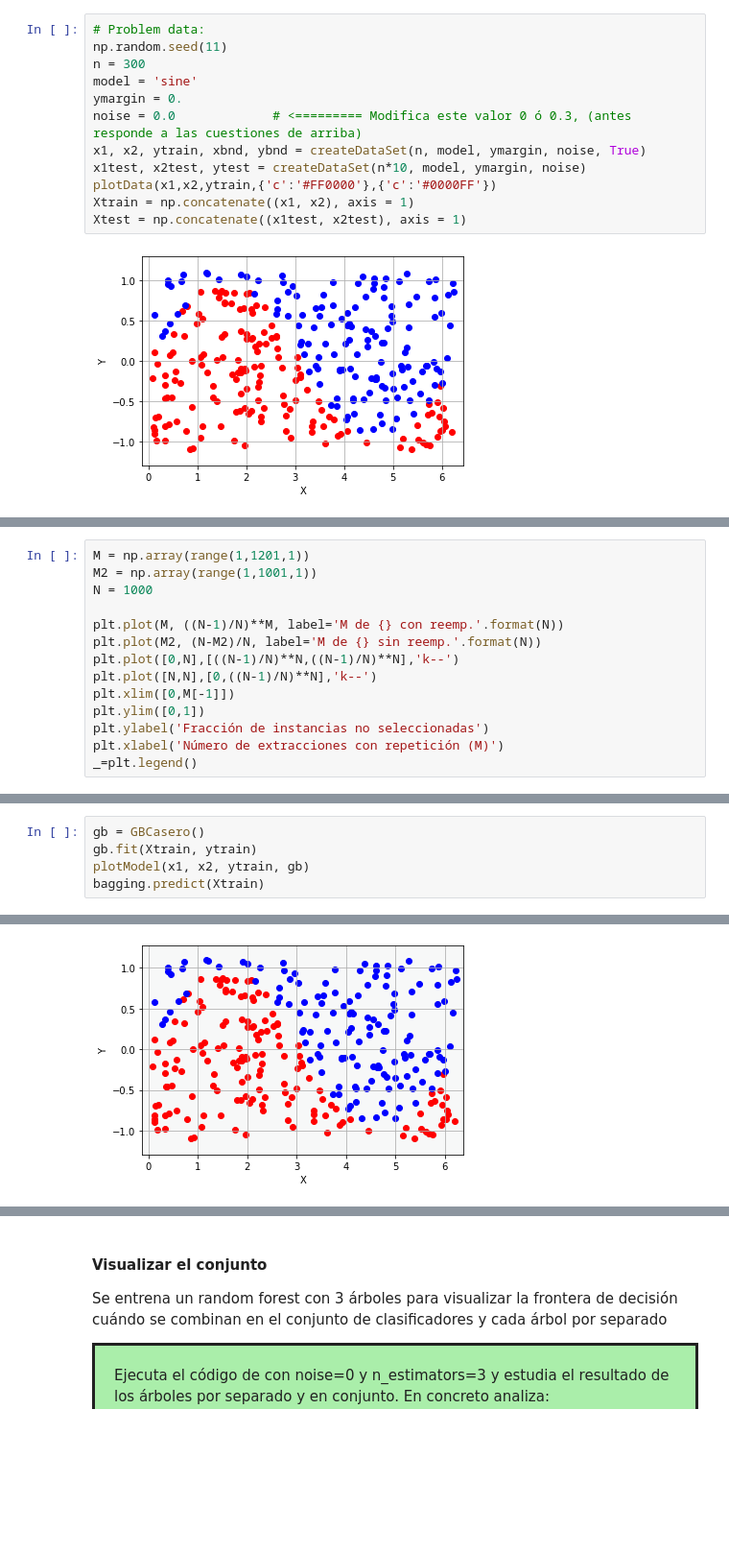
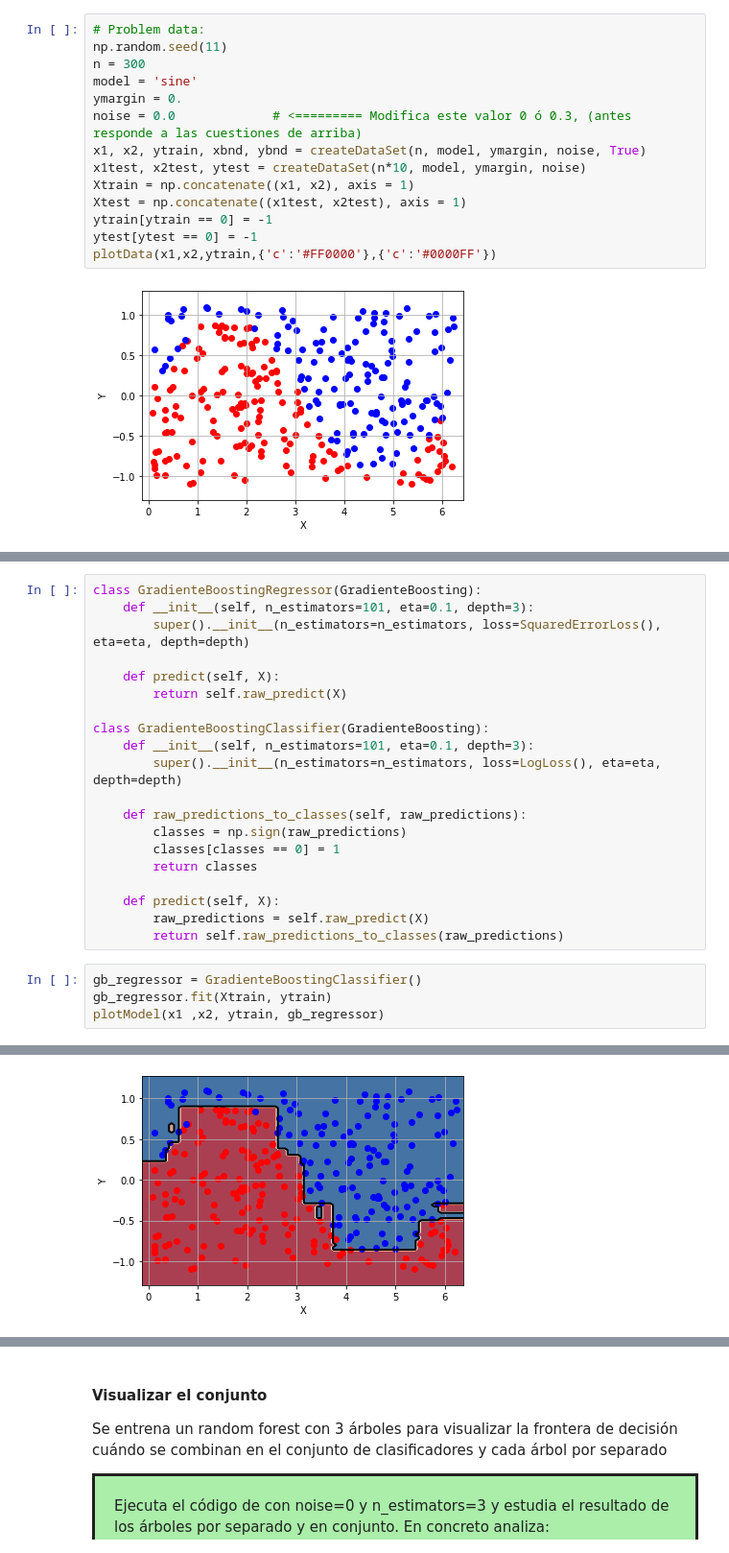
Before and after one commit to fjsaezm/mcd-maaa, a Jupyter notebook: P2/conjuntos_sin_sols.ipynb, the cells around one changed output, grey strips where cells are left out. Shown at 96% size. Saved outputs shown, nothing was run; the diff lists cells and outputs as text; blank space fills up the shorter version.

```diff
--- a/P2/conjuntos_sin_sols.ipynb
+++ b/P2/conjuntos_sin_sols.ipynb
@@ -148,8 +23,10 @@ ymargin = 0.
 noise = 0.0             # <========= Modifica este valor 0 ó 0.3, (antes responde a las cuestiones de arriba)
 x1, x2, ytrain, xbnd, ybnd = createDataSet(n, model, ymargin, noise, True)
 x1test, x2test, ytest = createDataSet(n*10, model, ymargin, noise)
-plotData(x1,x2,ytrain,{'c':'#FF0000'},{'c':'#0000FF'})
 Xtrain = np.concatenate((x1, x2), axis = 1)
 Xtest = np.concatenate((x1test, x2test), axis = 1)
+ytrain[ytrain == 0] = -1
+ytest[ytest == 0] = -1
+plotData(x1,x2,ytrain,{'c':'#FF0000'},{'c':'#0000FF'})
 # %% [output]
 [figure]
@@ -186,14 +32,0 @@ Una muestra bootstrap estándar consiste realizar N extracciones aleatorias con
-# %%
-M = np.array(range(1,1201,1))
-M2 = np.array(range(1,1001,1))
-N = 1000
-
-plt.plot(M, ((N-1)/N)**M, label='M de {} con reemp.'.format(N))
-plt.plot(M2, (N-M2)/N, label='M de {} sin reemp.'.format(N))
-plt.plot([0,N],[((N-1)/N)**N,((N-1)/N)**N],'k--')
-plt.plot([N,N],[0,((N-1)/N)**N],'k--')
-plt.xlim([0,M[-1]])
-plt.ylim([0,1])
-plt.ylabel('Fracción de instancias no seleccionadas')
-plt.xlabel('Número de extracciones con repetición (M)')
-_=plt.legend()
@@ -371,6 +168,25 @@ class GBCasero:
+# %%
+class GradienteBoostingRegressor(GradienteBoosting):
+    def __init__(self, n_estimators=101, eta=0.1, depth=3):
+        super().__init__(n_estimators=n_estimators, loss=SquaredErrorLoss(), eta=eta, depth=depth)
+
+    def predict(self, X):
+        return self.raw_predict(X)
+
+class GradienteBoostingClassifier(GradienteBoosting):
+    def __init__(self, n_estimators=101, eta=0.1, depth=3):
+        super().__init__(n_estimators=n_estimators, loss=LogLoss(), eta=eta, depth=depth)
+
+    def raw_predictions_to_classes(self, raw_predictions):
+        classes = np.sign(raw_predictions)
+        classes[classes == 0] = 1
+        return classes
+
+    def predict(self, X):
+        raw_predictions = self.raw_predict(X)
+        return self.raw_predictions_to_classes(raw_predictions)
 # %%
-gb = GBCasero()
-gb.fit(Xtrain, ytrain)
-plotModel(x1, x2, ytrain, gb)
-bagging.predict(Xtrain)
+gb_regressor = GradienteBoostingClassifier()
+gb_regressor.fit(Xtrain, ytrain)
+plotModel(x1 ,x2, ytrain, gb_regressor)
 # %% [output]
@@ -394 +193 @@ array([[0.],
-[figure, old version]
+[figure, new version]
```
Also changed, not shown: parts of 18 cells of this notebook, 1 other file.
